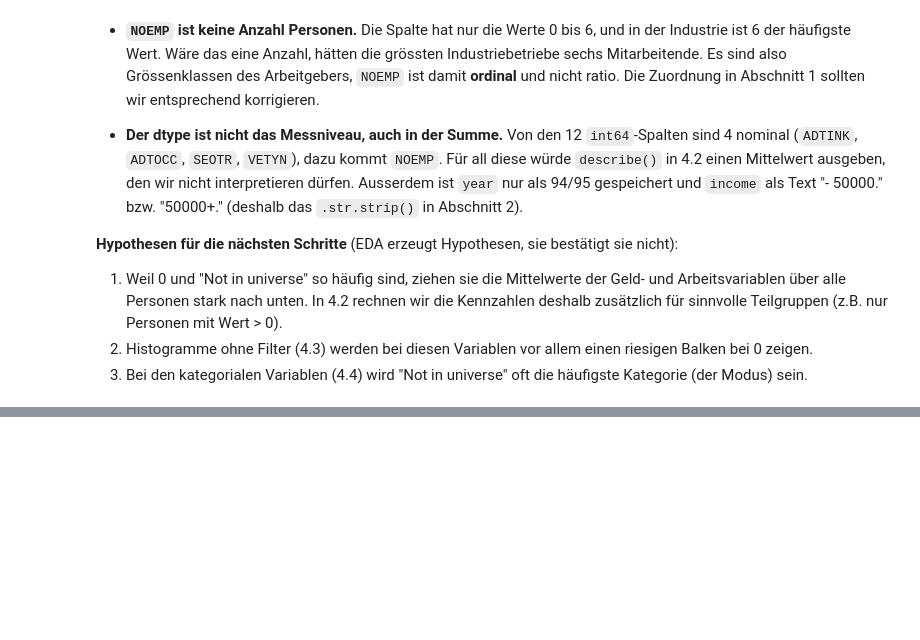
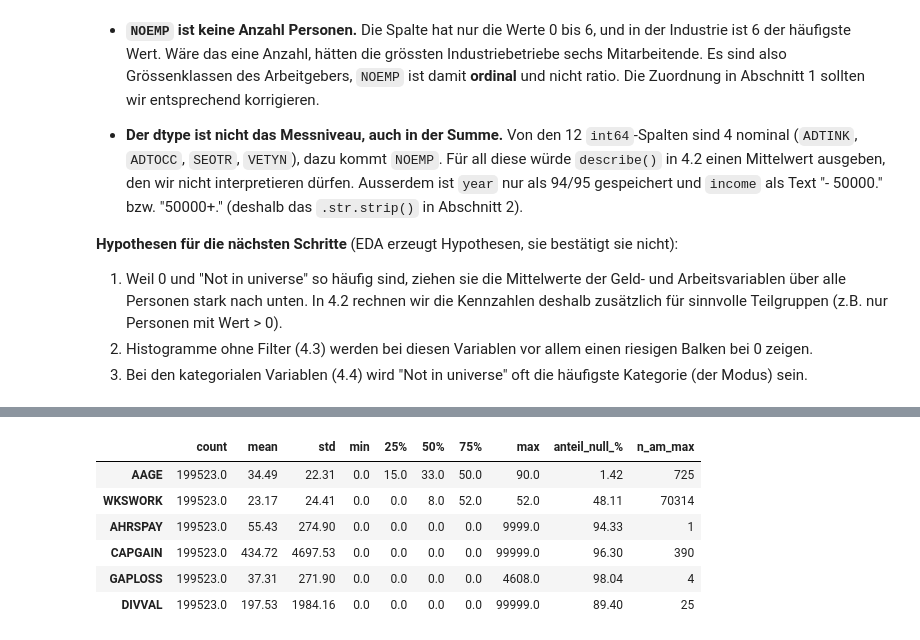
Before and after one commit to Manuel-Schmid/census-income-analysis, a Jupyter notebook: src/statistics_project/dataset_analysis_notebooks/NB01.ipynb, the cells around one changed output, grey strips where cells are left out. Drawn from its saved outputs; the diff is of its cells as text; code cells hidden in the pictures; blank space fills up the shorter version.

Commit message:
NB01: Abschnitt 4.2 Kennzahlen (metrisch, ordinal, nominal)

```diff
--- a/src/statistics_project/dataset_analysis_notebooks/NB01.ipynb
+++ b/src/statistics_project/dataset_analysis_notebooks/NB01.ipynb
@@ -559,0 +576,18 @@ pd.crosstab(zuordnung["dtype"], zuordnung["messniveau"], margins=True, margins_n
+# %%
+# Nur echte metrische Merkmale (Messniveau ratio). Bewusst nicht dabei:
+# MARSUPWRT (Gewicht, kein Merkmal der Person), year (nur 94/95), NOEMP (Grössenklassen, siehe 4.1)
+metrisch = ["AAGE", "WKSWORK", "AHRSPAY", "CAPGAIN", "GAPLOSS", "DIVVAL"]
+
+kennzahlen = census[metrisch].describe().T
+# Zwei Zusatzspalten, die describe() nicht liefert:
+kennzahlen["anteil_null_%"] = (census[metrisch] == 0).mean() * 100            # wie oft steht genau 0?
+kennzahlen["n_am_max"] = (census[metrisch] == census[metrisch].max()).sum()   # wie viele liegen genau auf dem Maximum?
+kennzahlen.round(2)
+# %% [output]
+|  | count | mean | std | min | 25% | 50% | 75% | max | anteil_null_% | n_am_max |
+| AAGE | 199523.0 | 34.49 | 22.31 | 0.0 | 15.0 | 33.0 | 50.0 | 90.0 | 1.42 | 725 |
+| WKSWORK | 199523.0 | 23.17 | 24.41 | 0.0 | 0.0 | 8.0 | 52.0 | 52.0 | 48.11 | 70314 |
+| AHRSPAY | 199523.0 | 55.43 | 274.90 | 0.0 | 0.0 | 0.0 | 0.0 | 9999.0 | 94.33 | 1 |
+| CAPGAIN | 199523.0 | 434.72 | 4697.53 | 0.0 | 0.0 | 0.0 | 0.0 | 99999.0 | 96.30 | 390 |
+| GAPLOSS | 199523.0 | 37.31 | 271.90 | 0.0 | 0.0 | 0.0 | 0.0 | 4608.0 | 98.04 | 4 |
+| DIVVAL | 199523.0 | 197.53 | 1984.16 | 0.0 | 0.0 | 0.0 | 0.0 | 99999.0 | 89.40 | 25 |
```
Also changed, not shown: parts of 13 cells of this notebook.
